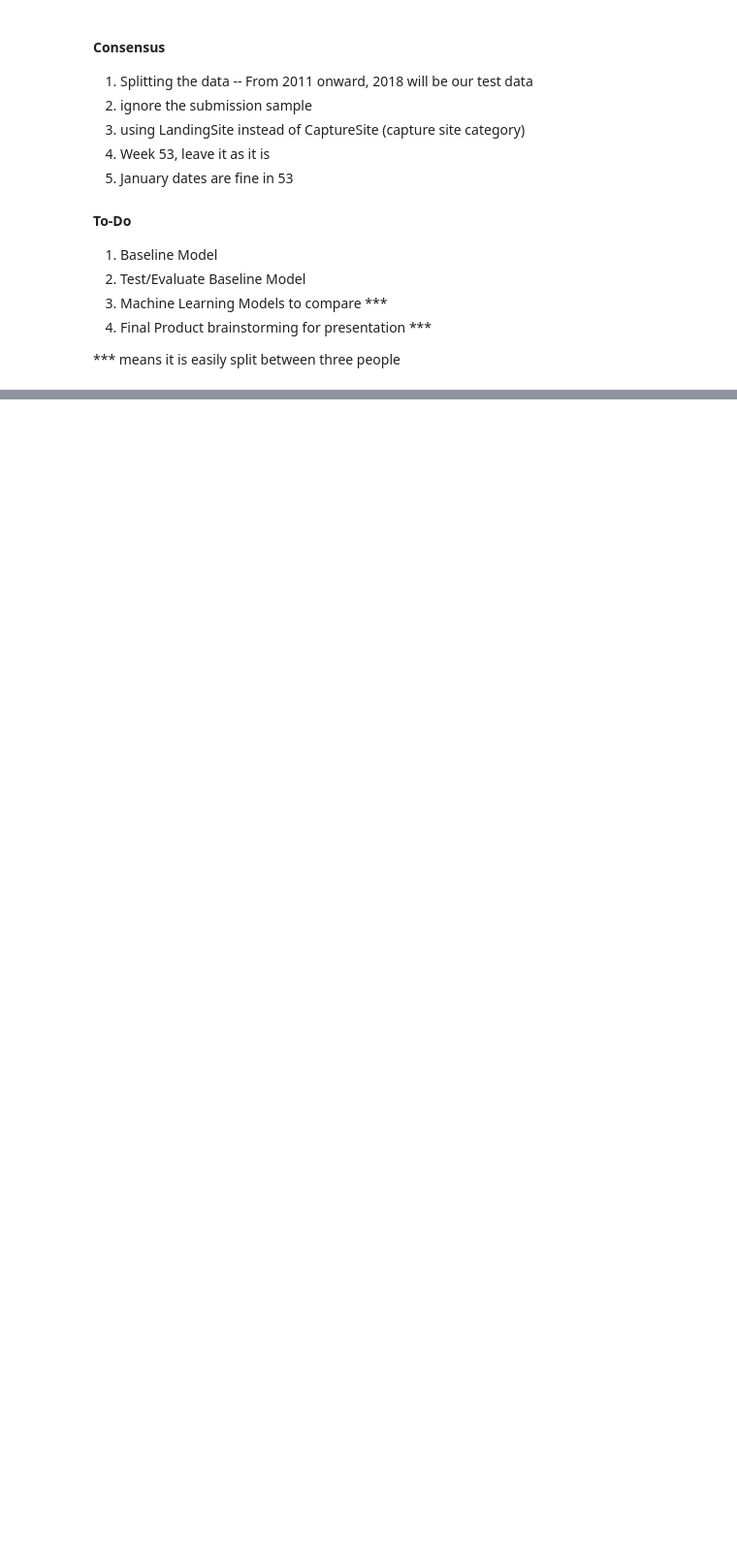
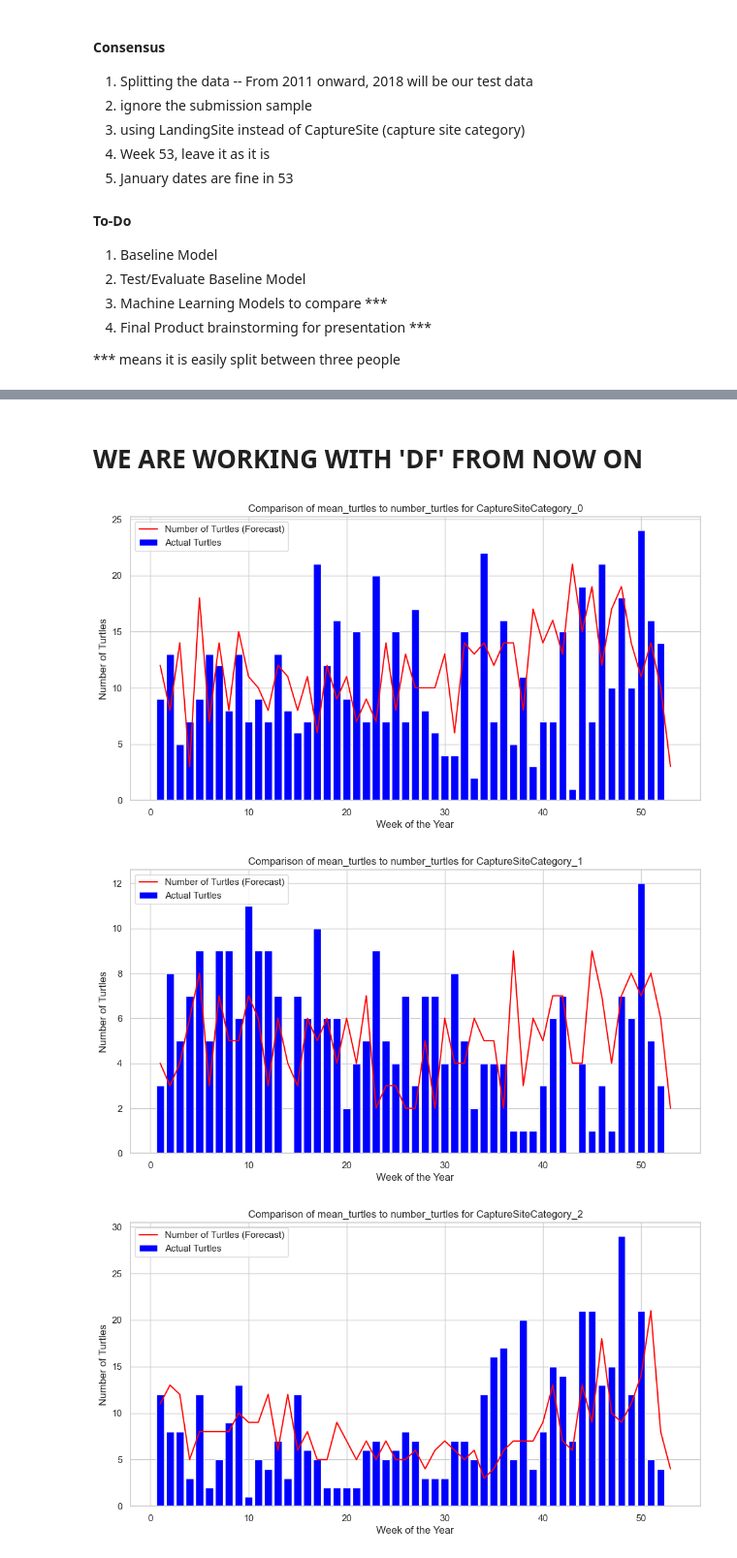
Before and after one commit to tinamangum/turtles, a Jupyter notebook: turtle_eda_di.ipynb, the cells around one changed output, grey strips where cells are left out. Shown at 97% size. Saved outputs shown, nothing was run; the diff lists cells and outputs as text; code cells hidden in the pictures; blank space fills up the shorter version.

```diff
--- a/turtle_eda_di.ipynb
+++ b/turtle_eda_di.ipynb
@@ -1150,0 +1329,4 @@ Interpretation: Analyze the performance of the baseline model to establish a ben
+# %%
+train_mean = turtle_week_train.groupby(['LandingSite', 'week_of_year'])['number_turtles'].mean().reset_index(name='mean_turtles')
+train_mean['mean_turtles'] = train_mean['mean_turtles'].round()
+train_mean
@@ -1150,0 +1347,4 @@ Interpretation: Analyze the performance of the baseline model to establish a ben
+# %%
+train_mean2 = turtle_week_train2.groupby(['LandingSite', 'week_of_year'])['number_turtles'].mean().reset_index(name='mean_turtles')
+train_mean2['mean_turtles'] = train_mean2['mean_turtles'].round()
+train_mean2
@@ -1150,0 +1365,4 @@ Interpretation: Analyze the performance of the baseline model to establish a ben
+# %%
+train_mean3 = turtle_week_train3.groupby(['LandingSite', 'week_of_year'])['number_turtles'].mean().reset_index(name='mean_turtles')
+train_mean3['mean_turtles'] = train_mean3['mean_turtles'].round()
+train_mean3
@@ -1150,0 +1456,6 @@ Interpretation: Analyze the performance of the baseline model to establish a ben
+# %%
+train_mean_all['diff_2011'] = train_mean_all['actual_number'] - train_mean_all['mean_turtles_2011']
+train_mean_all['diff_2014'] = train_mean_all['actual_number'] - train_mean_all['mean_turtles_2014']
+train_mean_all['diff_2015'] = train_mean_all['actual_number'] - train_mean_all['mean_turtles_2015']
+df = train_mean_all
+df
@@ -1150,0 +1476,25 @@ Interpretation: Analyze the performance of the baseline model to establish a ben
+# %% [markdown]
+# WE ARE WORKING WITH 'DF' FROM NOW ON
+# %%
+grouped = df.groupby('LandingSite')
+
+# Plotting
+for name, group in grouped:
+    plt.figure(figsize=(12, 6))
+
+    # Plotting mean_turtles as bar graph
+    plt.bar(group['week_of_year'], group['actual_number'], color='blue', label='Actual Turtles')
+
+    # Plotting number_turtles as line graph
+    plt.plot(df.loc[df['LandingSite'] == name, 'week_of_year'], df.loc[df['LandingSite'] == name, 'mean_turtles_2015'], color='red', label='Number of Turtles (Forecast)')
+
+    plt.title(f'Comparison of mean_turtles to number_turtles for {name}')
+    plt.xlabel('Week of the Year')
+    plt.ylabel('Number of Turtles')
+    plt.legend()
+    plt.grid(True)
+    plt.show()
+# %% [output]
+[figure, added]
+[figure, added]
+[figure, added]
```
Also changed, not shown: parts of 28 cells of this notebook.
